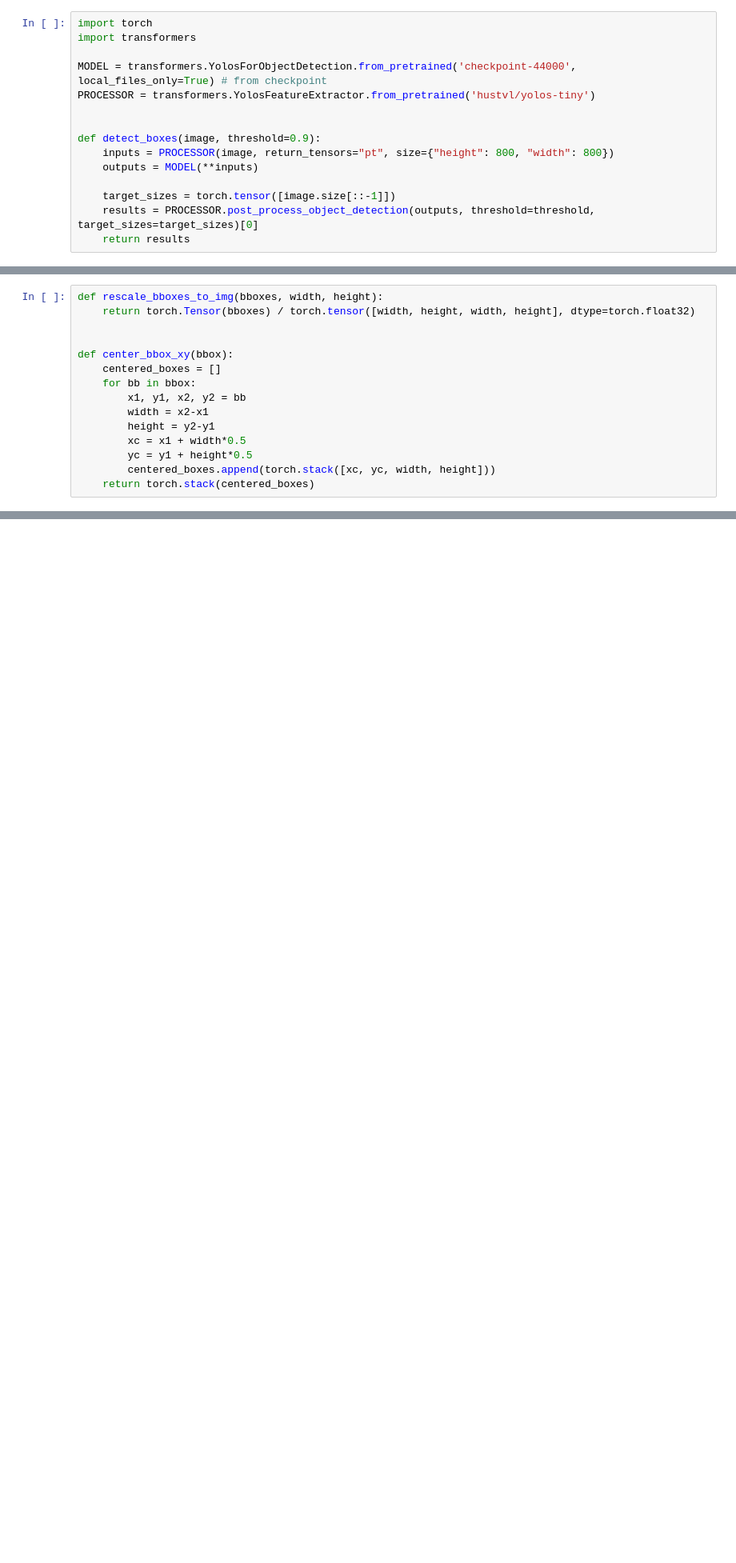
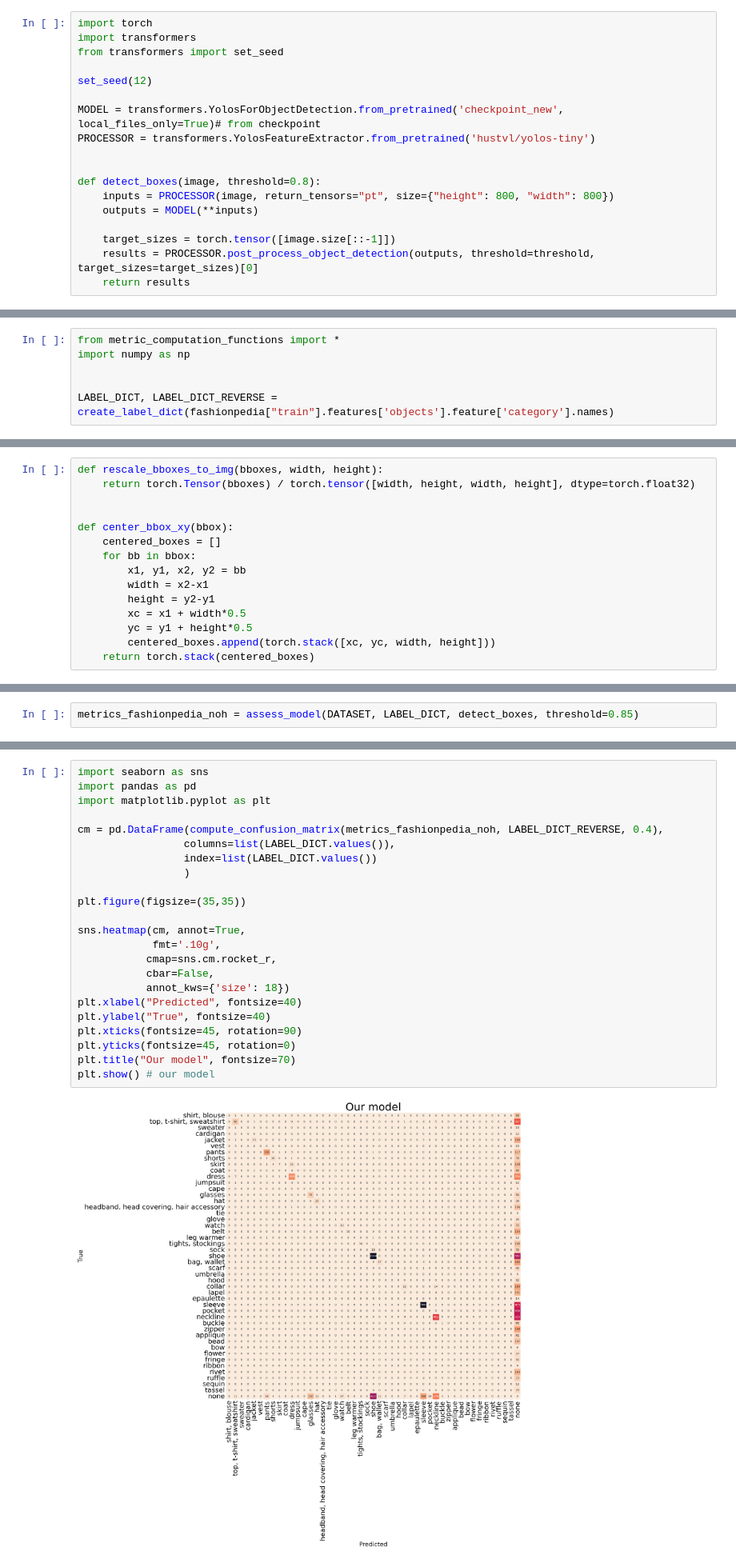
Before and after one commit to jakfol1217/Workforce_Attire_Project, a Jupyter notebook: metric_computation.ipynb, the cells around one changed output, grey strips where cells are left out. Shown at 80% size. Cells and saved outputs as stored; diff of their text form; blank space fills up the shorter version.

Commit message:
add metric computation code

```diff
--- a/metric_computation.ipynb
+++ b/metric_computation.ipynb
@@ -11,12 +10,15 @@ fashionpedia = datasets.load_dataset("detection-datasets/fashionpedia")
 # %%
 import torch
 import transformers
+from transformers import set_seed
 
-MODEL = transformers.YolosForObjectDetection.from_pretrained('checkpoint-44000', local_files_only=True) # from checkpoint
+set_seed(12)
+
+MODEL = transformers.YolosForObjectDetection.from_pretrained('checkpoint_new', local_files_only=True)# from checkpoint
 PROCESSOR = transformers.YolosFeatureExtractor.from_pretrained('hustvl/yolos-tiny')
 
 
-def detect_boxes(image, threshold=0.9):
+def detect_boxes(image, threshold=0.8):
     inputs = PROCESSOR(image, return_tensors="pt", size={"height": 800, "width": 800})
     outputs = MODEL(**inputs)
 
@@ -290,0 +28,6 @@ plt.show()
+# %%
+from metric_computation_functions import *
+import numpy as np
+
+
+LABEL_DICT, LABEL_DICT_REVERSE = create_label_dict(fashionpedia["train"].features['objects'].feature['category'].names)
@@ -305,0 +97,2 @@ def center_bbox_xy(bbox):
+# %%
+metrics_fashionpedia_noh = assess_model(DATASET, LABEL_DICT, detect_boxes, threshold=0.85)
@@ -305,0 +158,25 @@ def center_bbox_xy(bbox):
+# %%
+import seaborn as sns
+import pandas as pd
+import matplotlib.pyplot as plt
+
+cm = pd.DataFrame(compute_confusion_matrix(metrics_fashionpedia_noh, LABEL_DICT_REVERSE, 0.4),
+                 columns=list(LABEL_DICT.values()),
+                 index=list(LABEL_DICT.values())
+                 )
+
+plt.figure(figsize=(35,35))
+
+sns.heatmap(cm, annot=True,
+            fmt='.10g',
+           cmap=sns.cm.rocket_r,
+           cbar=False,
+           annot_kws={'size': 18})
+plt.xlabel("Predicted", fontsize=40)
+plt.ylabel("True", fontsize=40)
+plt.xticks(fontsize=45, rotation=90)
+plt.yticks(fontsize=45, rotation=0)
+plt.title("Our model", fontsize=70)
+plt.show() # our model
+# %% [output]
+[figure, added]
```
Also changed, not shown: parts of 64 cells of this notebook, 2 other files.
